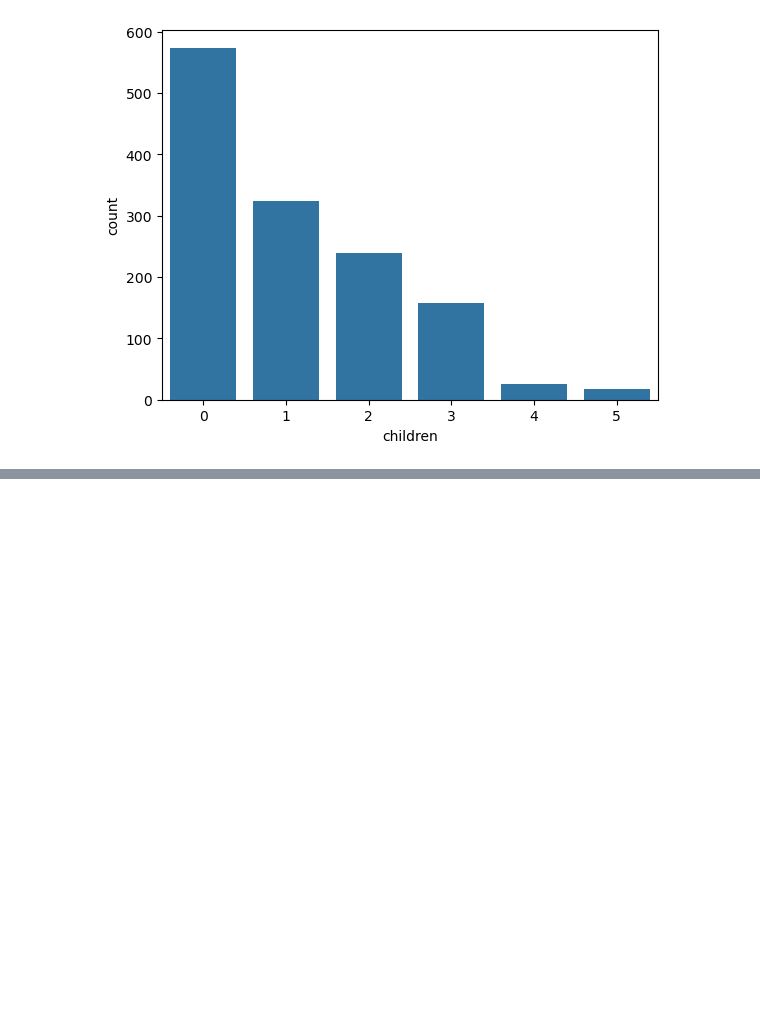
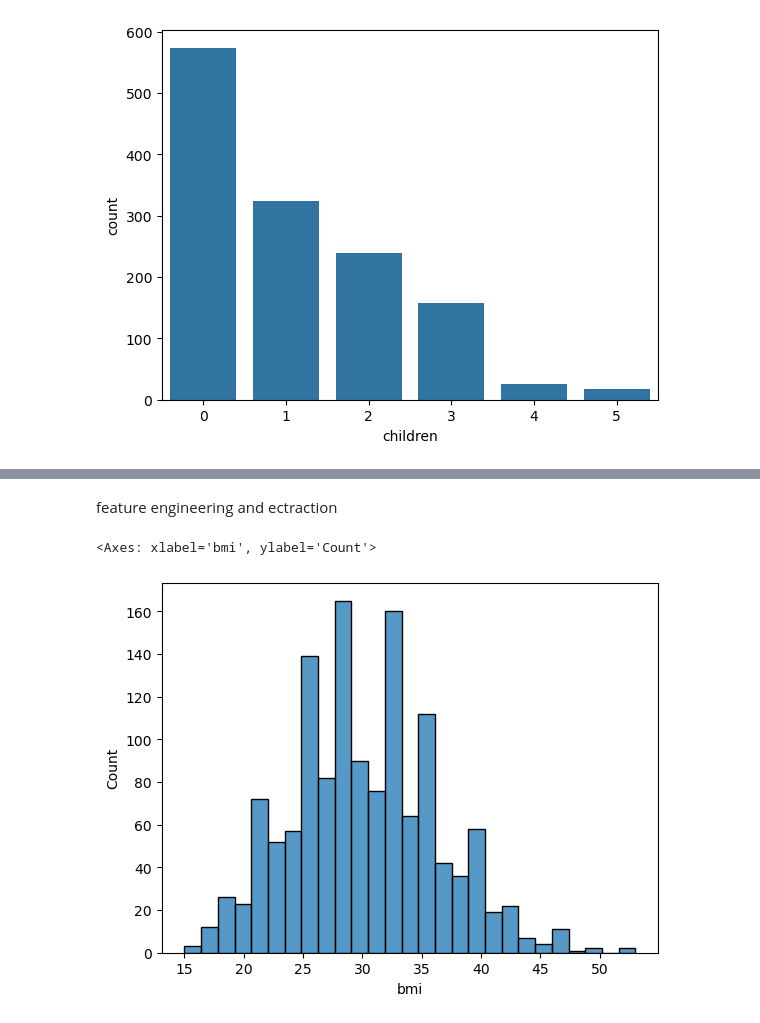
Before and after one commit to Ankitsharma1621/machine-learning, a Jupyter notebook: Untitled.ipynb, the cells around one changed output, grey strips where cells are left out. Saved outputs shown, nothing was run; the diff lists cells and outputs as text; code cells hidden in the pictures; blank space fills up the shorter version.

```diff
--- a/Untitled.ipynb
+++ b/Untitled.ipynb
@@ -95,0 +262,2 @@ sns.countplot(x= df['children'])
+# %%
+df_clean['smoker']=df_clean['smoker'].map({"yes":1,"no":0})
@@ -95,0 +278,5 @@ sns.countplot(x= df['children'])
+# %%
+df_clean.rename(columns={
+    'sex':'is_female',
+    'smoker':'is_smoker'}
+                ,inplace=True)
@@ -95,0 +292,2 @@ sns.countplot(x= df['children'])
+# %%
+df_clean=pd.get_dummies(df_clean,columns=['region'],drop_first=True)
@@ -95,0 +303,2 @@ sns.countplot(x= df['children'])
+# %%
+df_clean=df_clean.astype(int)
@@ -95,0 +314,7 @@ sns.countplot(x= df['children'])
+# %% [markdown]
+feature engineering and ectraction
+# %%
+sns.histplot(df_clean['bmi'])
+# %% [output]
+<Axes: xlabel='bmi', ylabel='Count'>
+[figure, added]
```
Also changed, not shown: parts of 41 cells of this notebook.
